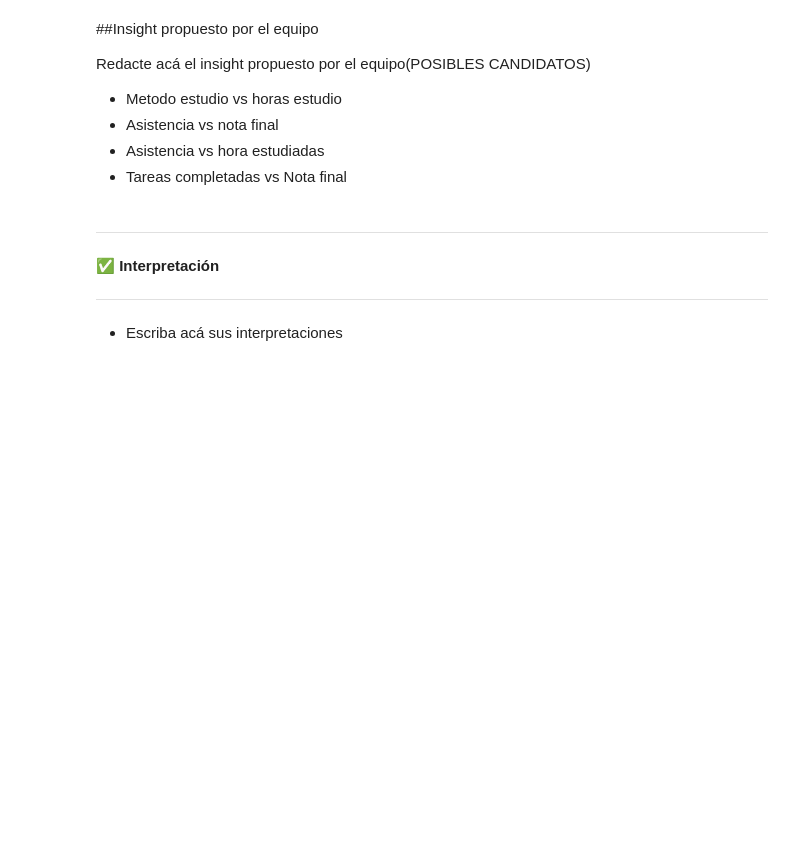
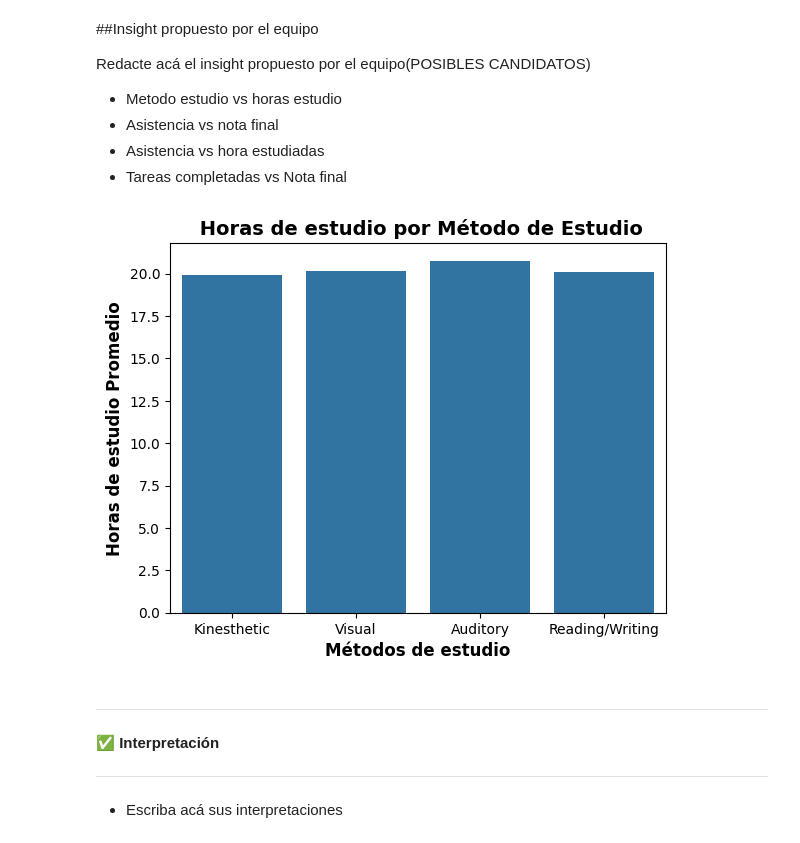
Before and after one commit to kotonitro/Inteligencia_Artificial_UBB, a Jupyter notebook: 620454_Base_Evaluacion_1_AnalisisExploratorio.ipynb, the cells around one changed output. Cells and saved outputs as stored; diff of their text form; code cells hidden in the pictures; blank space fills up the shorter version.

```diff
--- a/620454_Base_Evaluacion_1_AnalisisExploratorio.ipynb
+++ b/620454_Base_Evaluacion_1_AnalisisExploratorio.ipynb
@@ -459,3 +498,11 @@ Redacte acá el insight propuesto por el equipo(POSIBLES CANDIDATOS)
+# %%
+sns.barplot(x='Study_Method', y='Hours_Studied', data=data_frame, errorbar=None)
+plt.title(" Horas de estudio por Método de Estudio", fontsize=14, fontweight="bold")
+plt.xlabel("Métodos de estudio", fontsize=12, fontweight="bold")
+plt.ylabel("Horas de estudio Promedio", fontsize=12, fontweight="bold")
+plt.show()
+# %% [output]
+[figure, added]
 # %% [markdown]
 ---
 ✅ **Interpretación**
```
Also changed, not shown: parts of 8 cells of this notebook.
